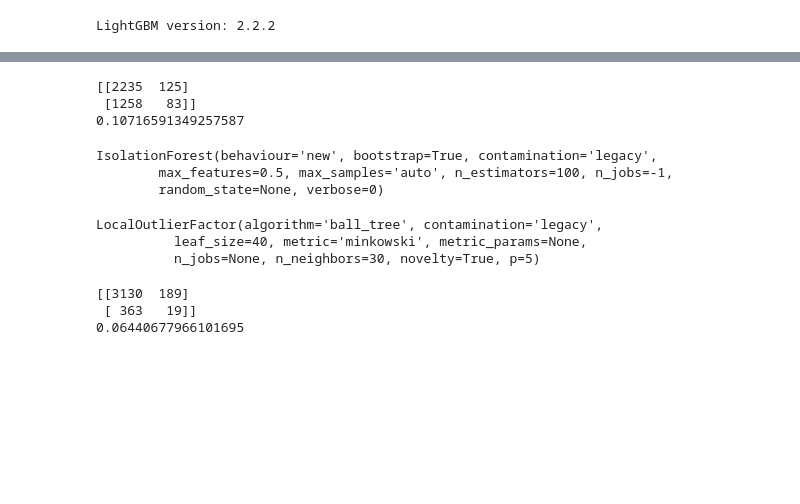
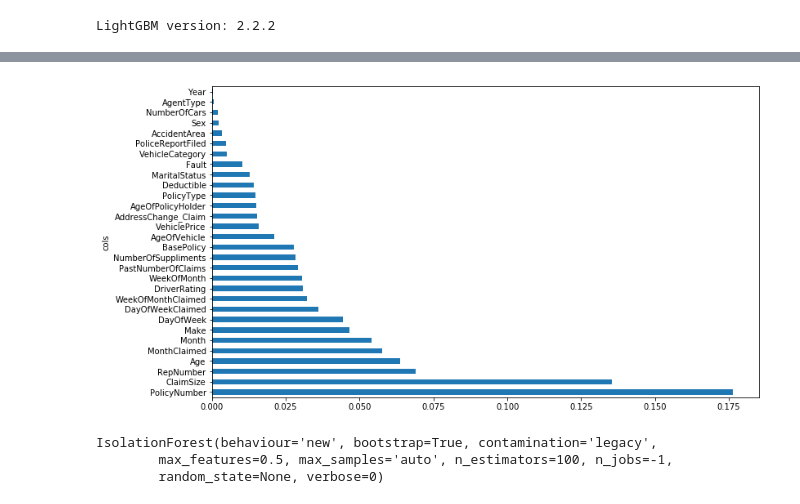
Before and after one commit to Siddharth-Singhs/EXL, a Jupyter notebook: EXL-Vaibhav.ipynb, the cells around one changed output, grey strips where cells are left out. Saved outputs shown, nothing was run; the diff lists cells and outputs as text; code cells hidden in the pictures; blank space fills up the shorter version.

```diff
--- a/EXL-Vaibhav.ipynb
+++ b/EXL-Vaibhav.ipynb
@@ -249,4 +315,14 @@ OneClassSVM(cache_size=200, coef0=0.0, degree=3, gamma='scale', kernel='rbf',
+# %%
+fi = rf_feat_importance(m, df)
+plot_fi(fi[:30]);
+# %% [output]
+[figure, added]
 # %%
+from sklearn.svm import OneClassSVM
+
+m = OneClassSVM(gamma='scale', degree=3, kernel='rbf')
+m.fit(X_train)
+
 y_prob = m.predict(X_valid)
 
 y_prob[y_prob == -1].sum()
@@ -254,10 +330,6 @@ y_prob[y_prob == -1].sum()
 y_pred = np.array([0 if i==-1 else 1 for i in y_prob])
 
 error(y_pred, y_valid)
-# %% [output]
-[[2235  125]
- [1258   83]]
-0.10716591349257587
 # %%
 m = IsolationForest(behaviour='new', n_jobs=-1, n_estimators=100, max_features=0.5, bootstrap=True)
 m.fit(X_train)
@@ -278,18 +348,12 @@ from sklearn.neighbors import LocalOutlierFactor
 # %%
+from sklearn.neighbors import LocalOutlierFactor
+
 m = LocalOutlierFactor(novelty=True, n_neighbors=30, algorithm='ball_tree', leaf_size=40, p=5)
 m.fit(X_train)
+
+y_prob = m.predict(X_valid)
+
+y_pred = np.array([1 if i==-1 else 0 for i in y_prob])
+
+error(y_pred, y_valid)
-# %% [output]
-LocalOutlierFactor(algorithm='ball_tree', contamination='legacy',
-          leaf_size=40, metric='minkowski', metric_params=None,
-          n_jobs=None, n_neighbors=30, novelty=True, p=5)
-# %%
-y_prob = m.predict(X_valid)
-
-y_pred = np.array([1 if i==-1 else 0 for i in y_prob])
-
-error(y_pred, y_valid)
-# %% [output]
-[[3130  189]
- [ 363   19]]
-0.06440677966101695
 # %%
```
Also changed, not shown: parts of 38 cells of this notebook, 1 other file.
